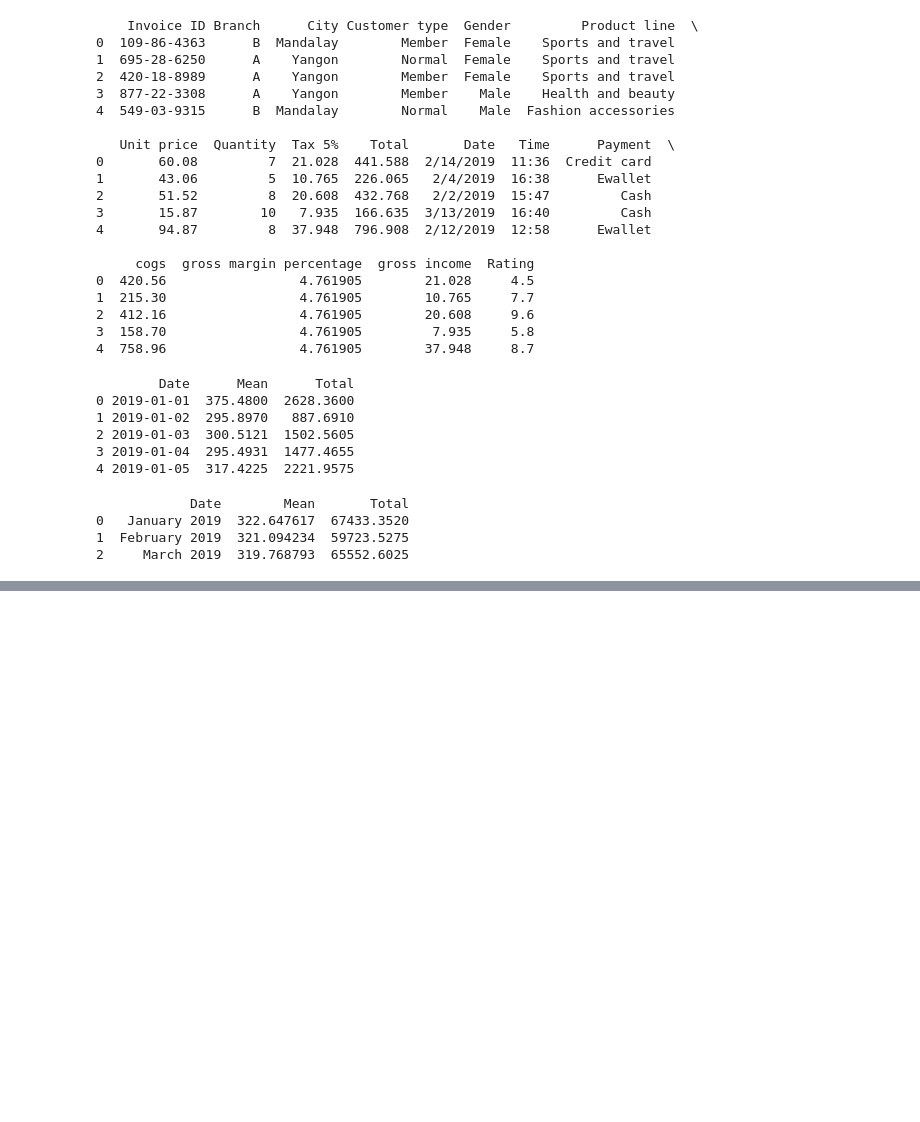
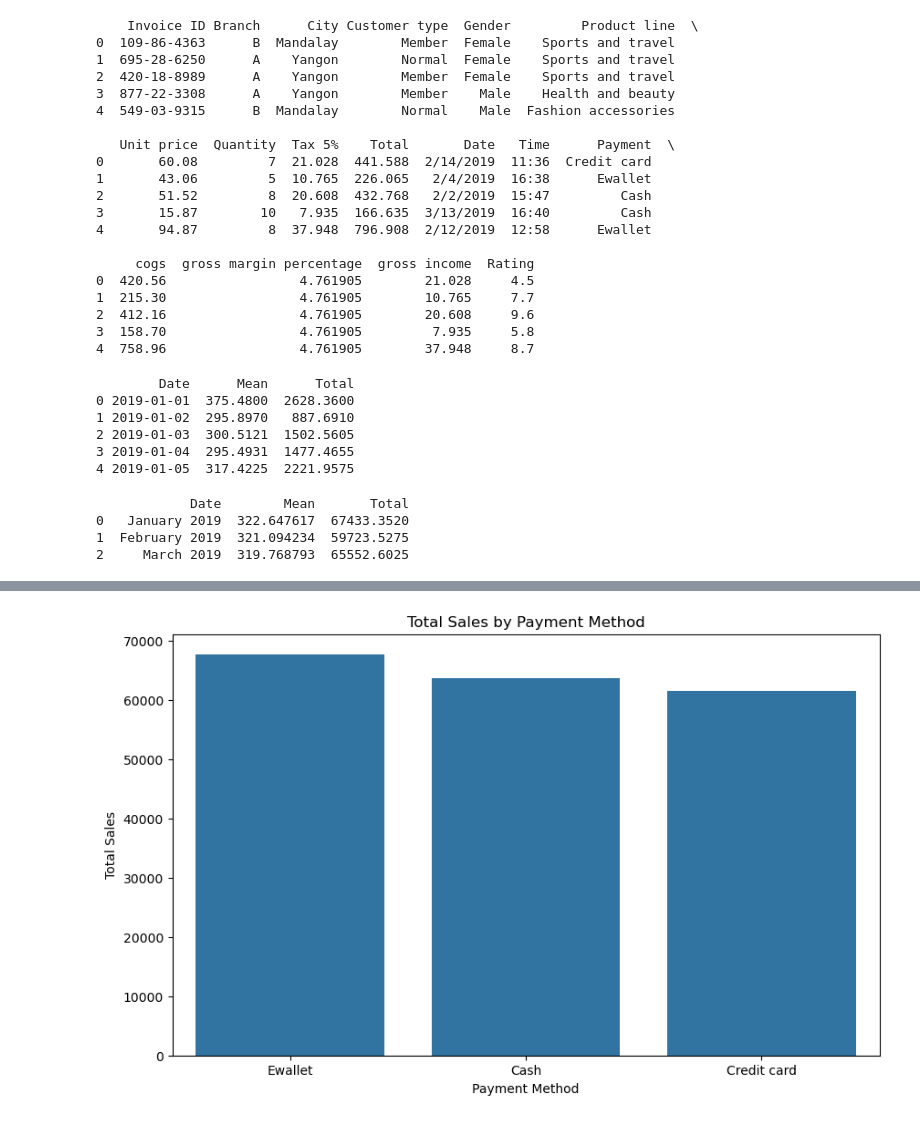
Before and after one commit to abdelrhman-arnos/Sales-Performance-and-Revenue-Forecasting, a Jupyter notebook: sales-forecasting.ipynb, the cells around one changed output, grey strips where cells are left out. Cells and saved outputs as stored; diff of their text form; code cells hidden in the pictures; blank space fills up the shorter version.

```diff
--- a/sales-forecasting.ipynb
+++ b/sales-forecasting.ipynb
@@ -68,0 +87,10 @@ print(monthly_sales.head())
+# %%
+# 5. Average Total Sales by Payment Method
+plt.figure(figsize = (10, 6))
+sns.barplot(x = 'Payment', y = 'Total', data = train_data, estimator = np.sum, errorbar = None)
+plt.title('Total Sales by Payment Method')
+plt.xlabel('Payment Method')
+plt.ylabel('Total Sales')
+plt.show()
+# %% [output]
+[figure, added]
```
Also changed, not shown: parts of 8 cells of this notebook, 4 other files.
